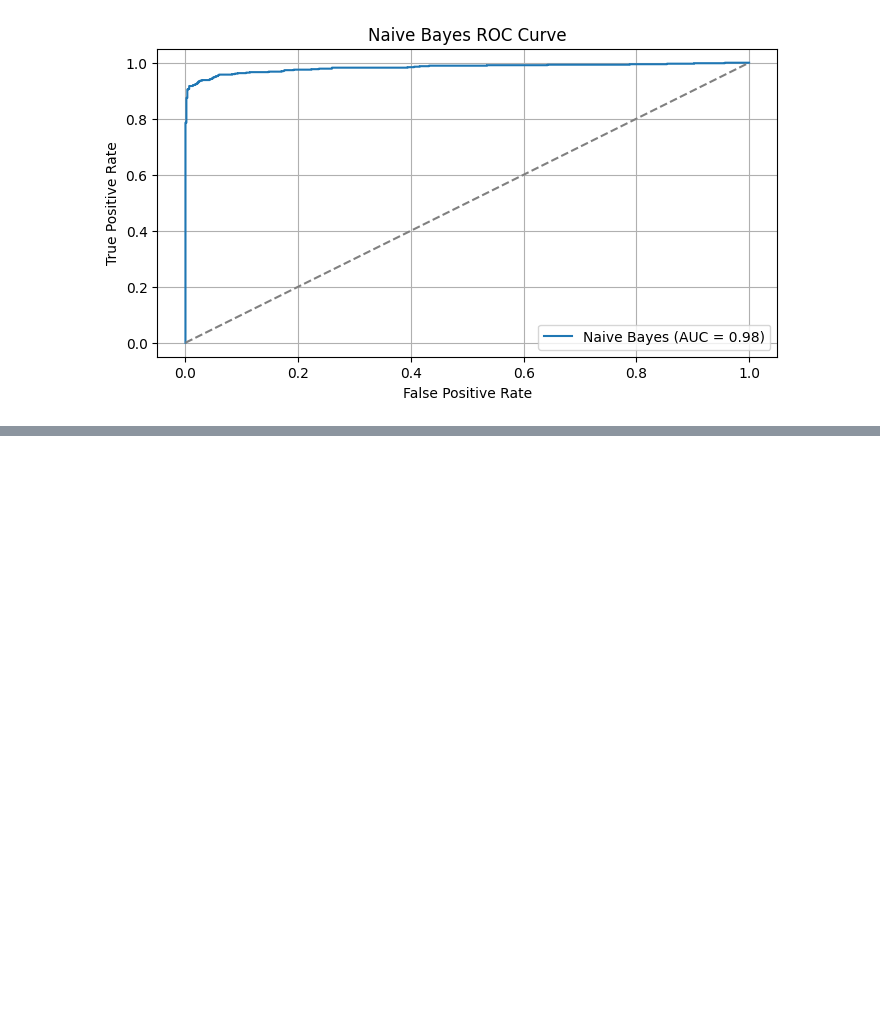
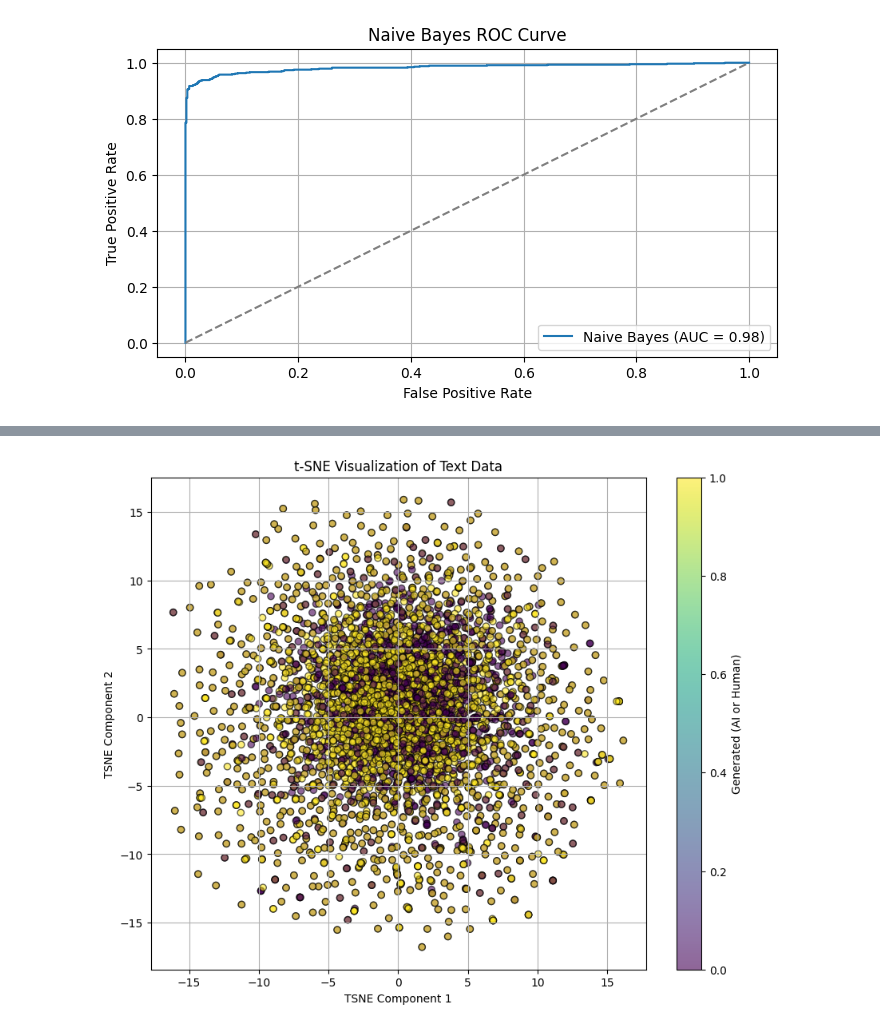
Before and after one commit to pallasite99/AI-comment-classifier, a Jupyter notebook: src/base.ipynb, the cells around one changed output, grey strips where cells are left out. Drawn from its saved outputs; the diff is of its cells as text; code cells hidden in the pictures; blank space fills up the shorter version.

Commit message:
Kaggle Notebook | data-mining-comment-classifier | Version 23

```diff
--- a/src/base.ipynb
+++ b/src/base.ipynb
@@ -993,31 +983,42 @@ visualize_cnn_snn(history, model_name="CNN")
 # %%
+from sklearn.feature_extraction.text import TfidfVectorizer
 from sklearn.manifold import TSNE
-# Apply the cleaning function to the 'text' column
-df['cleaned_text'] = df['texts'].apply(clean_text_no_nltk)
-df.head()
-df_subset = df[:10000]
-# Extract the text and target columns
+from sklearn.preprocessing import StandardScaler
+import matplotlib.pyplot as plt
+import pandas as pd
+
+# Step 1: Data Subset
+df_subset = df[:10000]  # Stratified sampling can be used here if needed
 X_raw = df_subset['cleaned_text']
 y = df_subset['label']
 
-# Convert text to numeric features using TF-IDF
+# Step 2: Convert Text to Numeric Features
 vectorizer = TfidfVectorizer(max_features=5000)
 X = vectorizer.fit_transform(X_raw)
-# Apply t-SNE to reduce the dimensionality of the data
-tsne = TSNE(n_components=2, random_state=42, perplexity=20)
-X_tsne = tsne.fit_transform(X.toarray())  # Converting sparse matrix to dense array
 
-# Create a DataFrame with the t-SNE results
+# Step 3: Normalize the Features
+scaler = StandardScaler(with_mean=False)  # `with_mean=False` for sparse matrices
+X_scaled = scaler.fit_transform(X)
+
+# Step 4: Apply t-SNE
+tsne = TSNE(n_components=2, random_state=42, perplexity=30, n_iter=1000, init='random', learning_rate='auto')
+X_tsne = tsne.fit_transform(X_scaled.toarray())
+
+# Step 5: Create a DataFrame for Visualization
 tsne_df = pd.DataFrame(X_tsne, columns=['TSNE1', 'TSNE2'])
 tsne_df['label'] = y
-# Plot the t-SNE results
+
+# Step 6: Visualize t-SNE Results
 plt.figure(figsize=(10, 8))
-plt.scatter(tsne_df['TSNE1'], tsne_df['TSNE2'], c=tsne_df['label'], cmap='viridis', alpha=0.5)
-plt.title('t-SNE visualization of text data')
+scatter = plt.scatter(tsne_df['TSNE1'], tsne_df['TSNE2'], c=tsne_df['label'], cmap='viridis', alpha=0.6, edgecolor='k')
+plt.title('t-SNE Visualization of Text Data')
 plt.xlabel('TSNE Component 1')
 plt.ylabel('TSNE Component 2')
-plt.colorbar(label='Generated (AI or Human)')
+plt.colorbar(scatter, label='Generated (AI or Human)')
+plt.grid(True)
 plt.show()
+# %% [output]
+[figure, added]
 # %%
 # Generates .pkl files that can be used for local UI demo of the trained model
 import pickle
```
Also changed, not shown: parts of 5 cells of this notebook.
